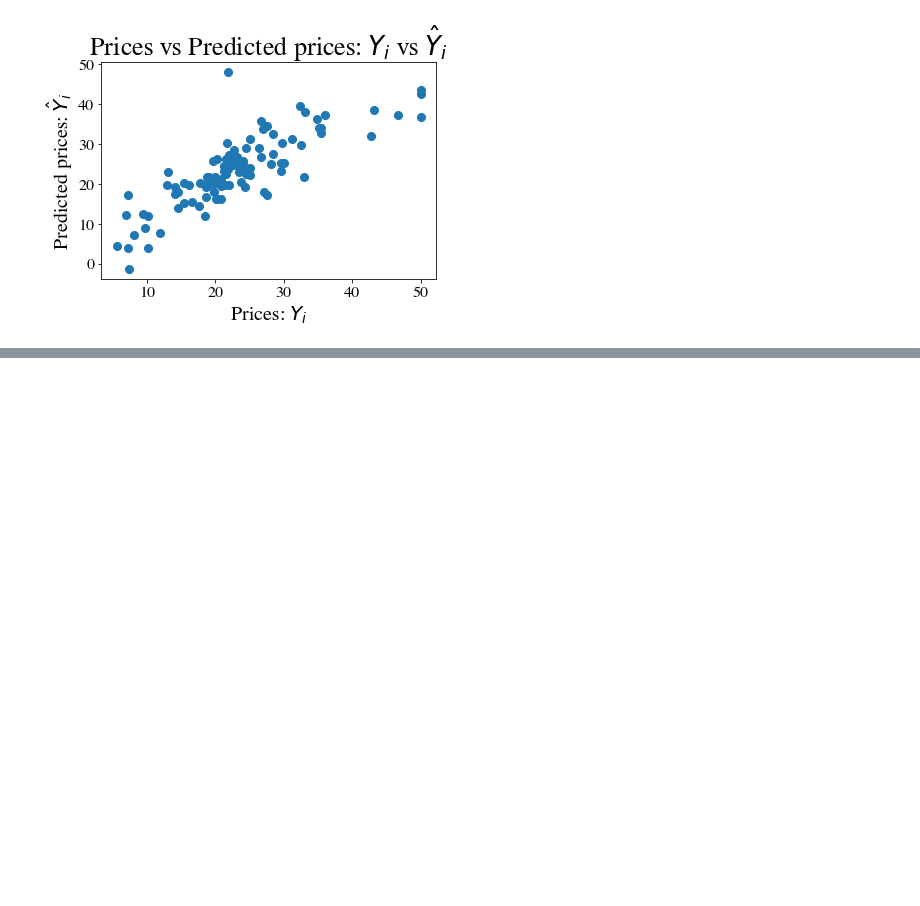
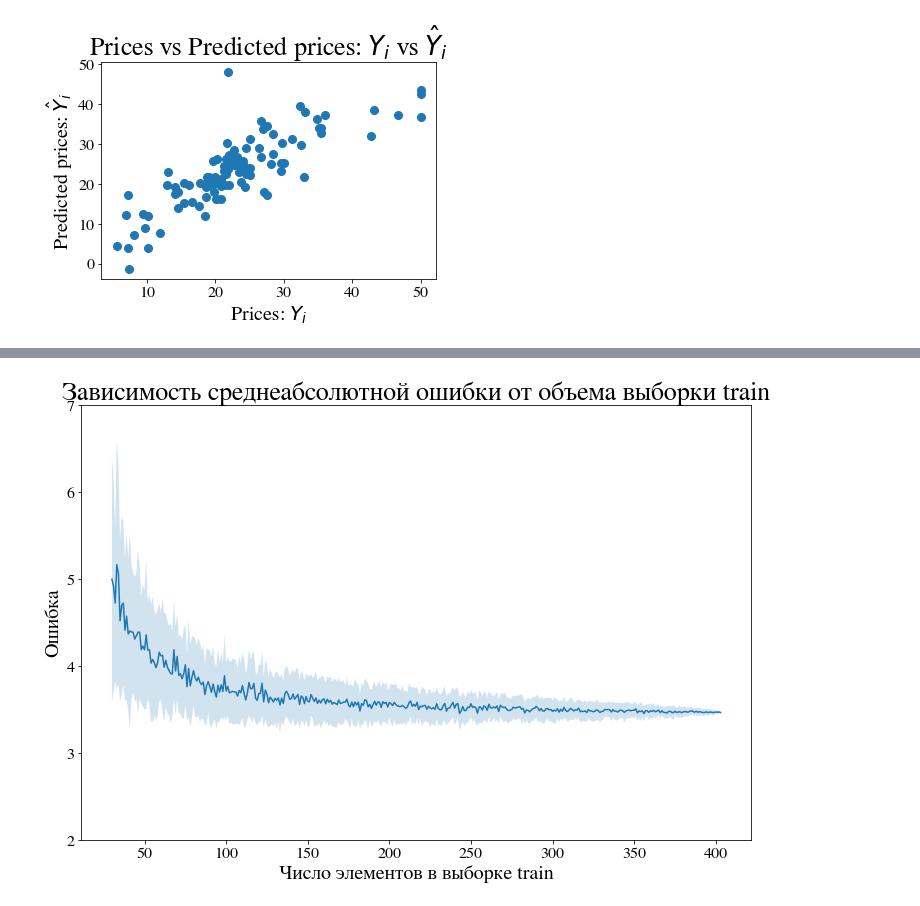
Before and after one commit to Intelligent-Systems-Phystech/StartCode, a Jupyter notebook: Yaroshenko2018ProblemHousingPrices/main.ipynb, the cells around one changed output, grey strips where cells are left out. Cells and saved outputs as stored; diff of their text form; code cells hidden in the pictures; blank space fills up the shorter version.

Commit message:
2 graphs added

```diff
--- a/Yaroshenko2018ProblemHousingPrices/main.ipynb
+++ b/Yaroshenko2018ProblemHousingPrices/main.ipynb
@@ -117,0 +92,28 @@ SyntaxError: invalid syntax (<ipython-input-10-8bef5bdaaf58>, line 1)
+# %%
+for indeces in range(min_amount,X_train.shape[0]):
+    for i in range(50):
+        test_indices = np.random.choice(np.arange(X_train.shape[0]),
+        size=indeces, replace=False)
+
+        lm = LinearRegression()
+        lm.fit(X_train[test_indices], y_train[test_indices])
+
+        y_pred = lm.predict(X_test)
+
+        err_array[i] = mean_absolute_error(y_test,y_pred)
+    err_graph[indeces-min_amount][0] = np.mean(err_array)
+    err_graph[indeces-min_amount][1] = np.std(err_array)
+
+x_array = np.arange(min_amount, X_train.shape[0])
+fig, axis = plt.subplots(figsize=(12, 8))
+axis.plot(x_array,err_graph[:,0])
+axis.fill_between(x_array, err_graph[:,0] - err_graph[:,1],
+                err_graph[:,0] + err_graph[:,1], alpha=0.2)
+axis.set_ylim(2,7)
+axis.set_xlabel('Число элементов в выборке train')
+axis.set_ylabel('Ошибка')
+axis.set_title('Зависимость среднеабсолютной ошибки от объема выборки train')
+plt.show()
+fig.savefig('plot.png')
+# %% [output]
+[figure, added]
```
Also changed, not shown: parts of 9 cells of this notebook, 1 other file.
